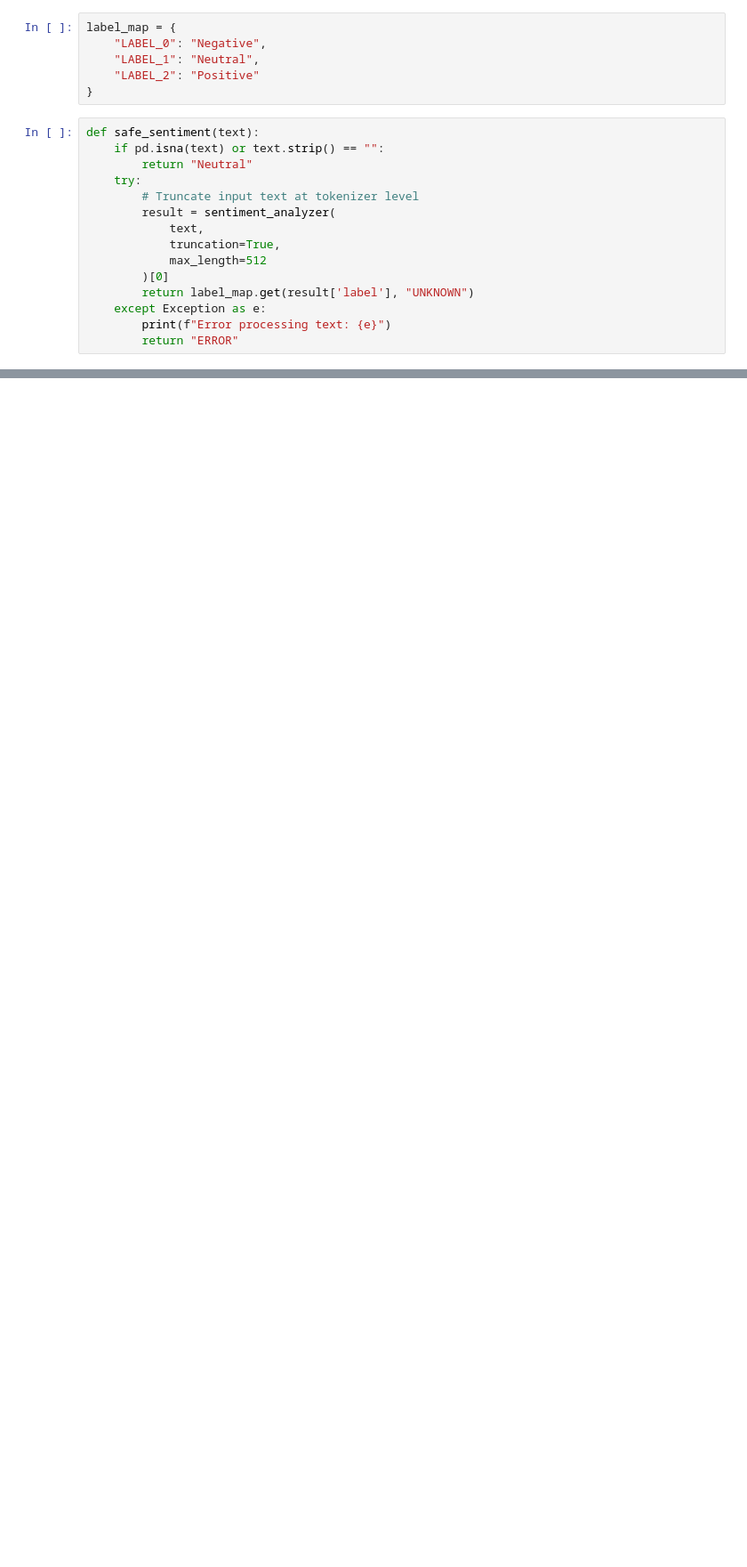
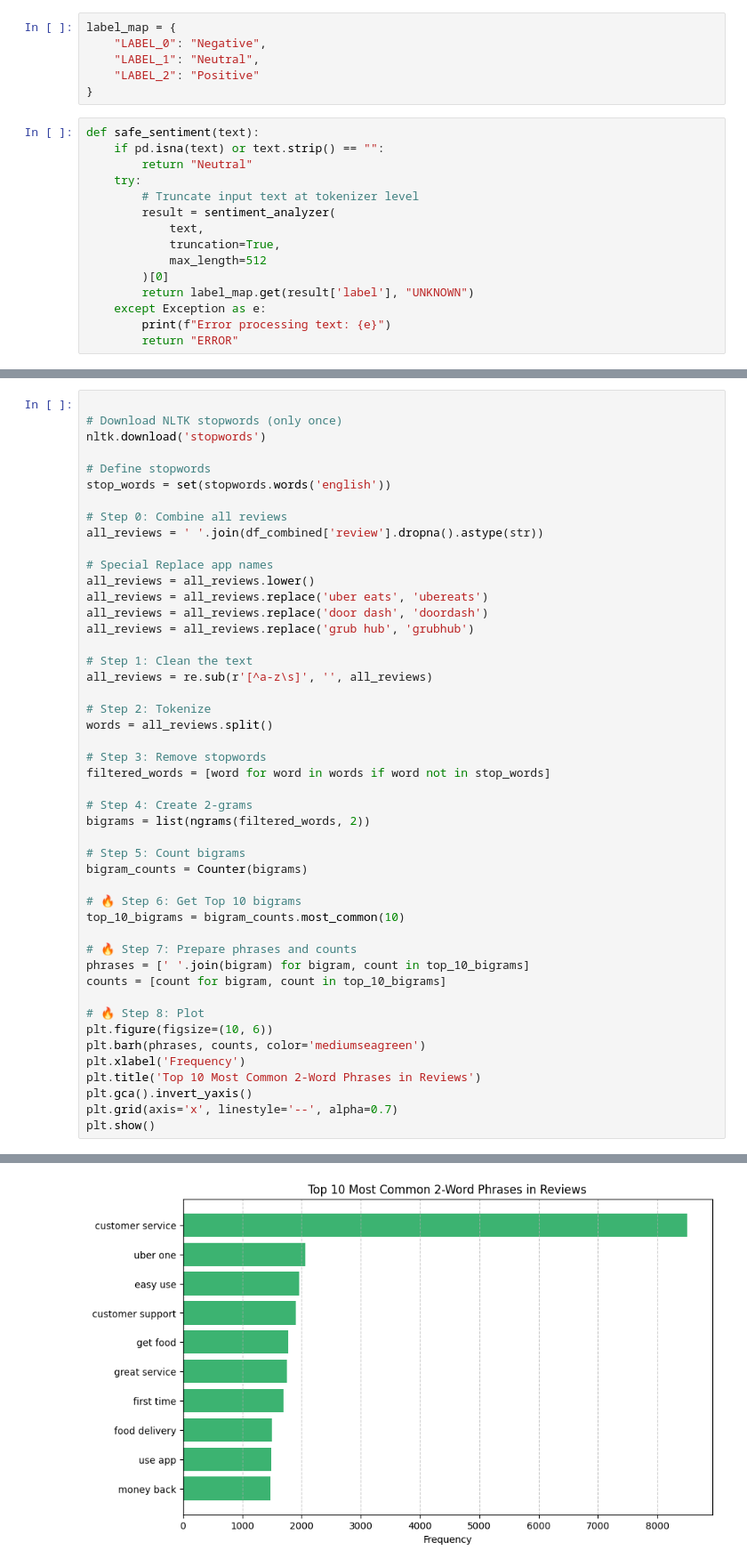
Before and after one commit to chirag1902/Multi-Platform-Review-Analysis-for-Food-Delivery-Apps, a Jupyter notebook: notebooks/Sentiment_Analysis.ipynb, the cells around one changed output, grey strips where cells are left out. Shown: that part at 89% size. Saved outputs shown, nothing was run; the diff lists cells and outputs as text; blank space fills up the shorter version.

```diff
--- a/notebooks/Sentiment_Analysis.ipynb
+++ b/notebooks/Sentiment_Analysis.ipynb
@@ -322,0 +549,48 @@ Name: count, dtype: int64
+# %%
+
+# Download NLTK stopwords (only once)
+nltk.download('stopwords')
+
+# Define stopwords
+stop_words = set(stopwords.words('english'))
+
+# Step 0: Combine all reviews
+all_reviews = ' '.join(df_combined['review'].dropna().astype(str))
+
+# Special Replace app names
+all_reviews = all_reviews.lower()
+all_reviews = all_reviews.replace('uber eats', 'ubereats')
+all_reviews = all_reviews.replace('door dash', 'doordash')
+all_reviews = all_reviews.replace('grub hub', 'grubhub')
+
+# Step 1: Clean the text
+all_reviews = re.sub(r'[^a-z\s]', '', all_reviews)
+
+# Step 2: Tokenize
+words = all_reviews.split()
+
+# Step 3: Remove stopwords
+filtered_words = [word for word in words if word not in stop_words]
+
+# Step 4: Create 2-grams
+bigrams = list(ngrams(filtered_words, 2))
+
+# Step 5: Count bigrams
+bigram_counts = Counter(bigrams)
+
+# 🔥 Step 6: Get Top 10 bigrams
+top_10_bigrams = bigram_counts.most_common(10)
+
+# 🔥 Step 7: Prepare phrases and counts
+phrases = [' '.join(bigram) for bigram, count in top_10_bigrams]
+counts = [count for bigram, count in top_10_bigrams]
+
+# 🔥 Step 8: Plot
+plt.figure(figsize=(10, 6))
+plt.barh(phrases, counts, color='mediumseagreen')
+plt.xlabel('Frequency')
+plt.title('Top 10 Most Common 2-Word Phrases in Reviews')
+plt.gca().invert_yaxis()
+plt.grid(axis='x', linestyle='--', alpha=0.7)
+plt.show()
+# %% [output]
@@ -322,0 +599 @@ Name: count, dtype: int64
+[figure, added]
```
Also changed, not shown: parts of 35 cells of this notebook.
